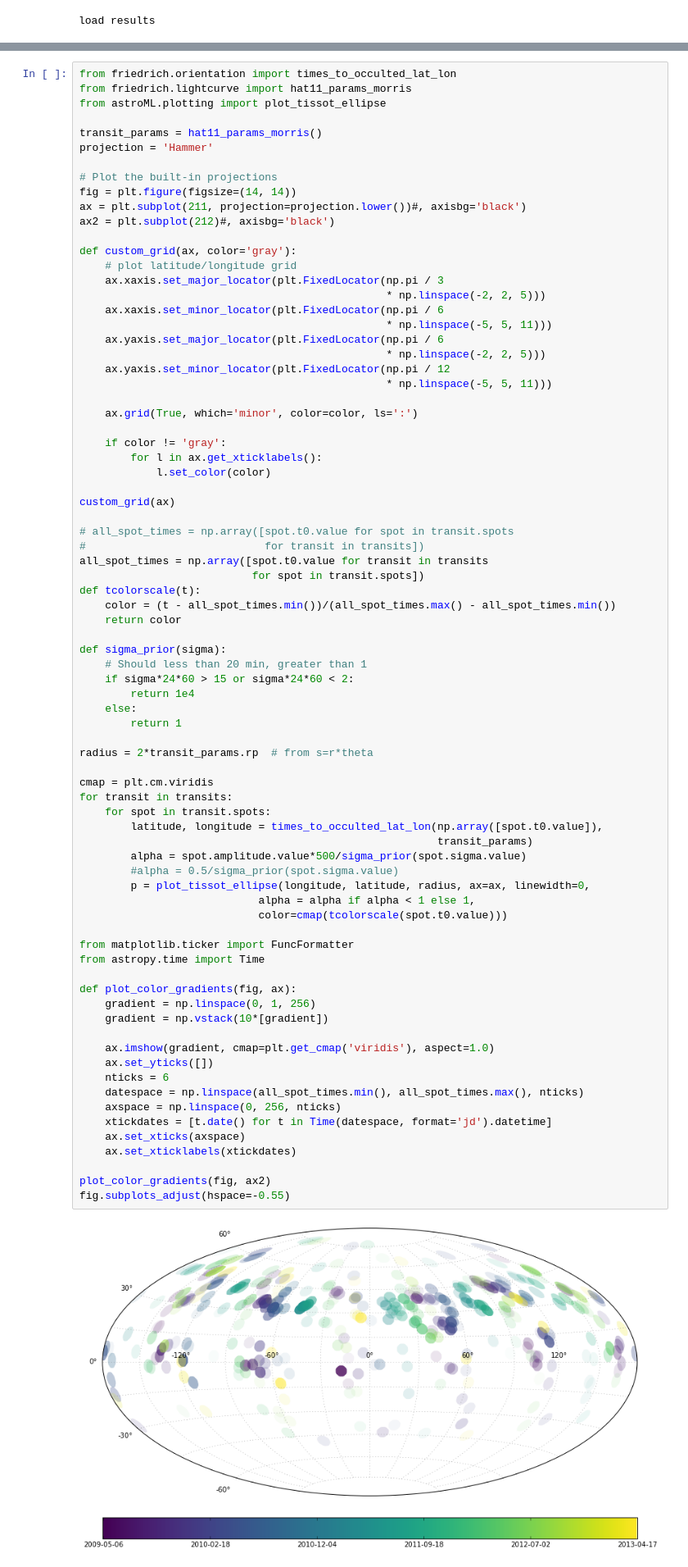
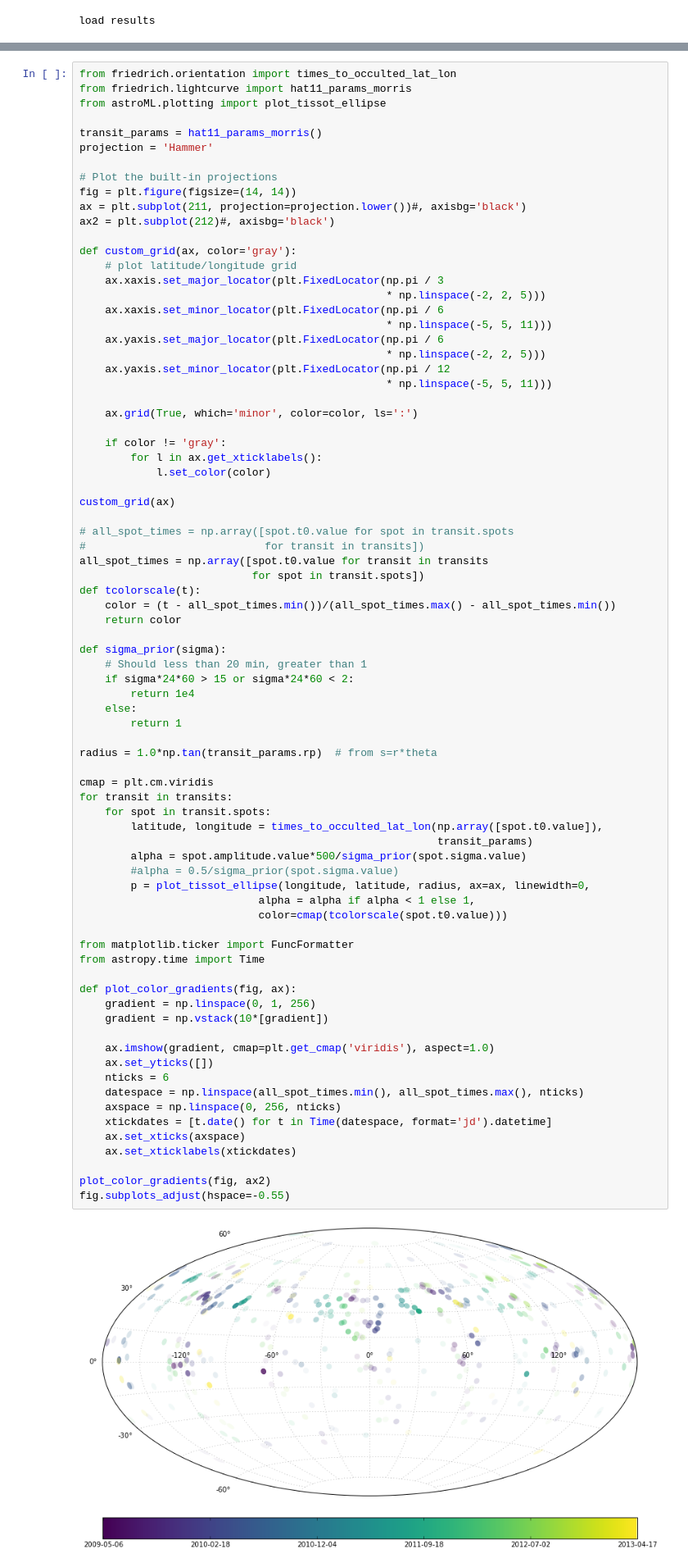
Before and after one commit to bmorris3/friedrich, a Jupyter notebook: hat11/results.ipynb, the cells around one changed output, grey strips where cells are left out. Shown at 82% size. Drawn from its saved outputs; the diff is of its cells as text.

```diff
--- a/hat11/results.ipynb
+++ b/hat11/results.ipynb
@@ -82,39 +86,39 @@ def sigma_prior(sigma):
     else:
         return 1
 
-radius = 2*transit_params.rp  # from s=r*theta
+radius = 1.0*np.tan(transit_params.rp)  # from s=r*theta
 
 cmap = plt.cm.viridis
 for transit in transits:
     for spot in transit.spots:
         latitude, longitude = times_to_occulted_lat_lon(np.array([spot.t0.value]),
                                                         transit_params)
         alpha = spot.amplitude.value*500/sigma_prior(spot.sigma.value)
         #alpha = 0.5/sigma_prior(spot.sigma.value)
         p = plot_tissot_ellipse(longitude, latitude, radius, ax=ax, linewidth=0,
                             alpha = alpha if alpha < 1 else 1,
                             color=cmap(tcolorscale(spot.t0.value)))
 
 from matplotlib.ticker import FuncFormatter
 from astropy.time import Time
 
 def plot_color_gradients(fig, ax):
     gradient = np.linspace(0, 1, 256)
     gradient = np.vstack(10*[gradient])
 
     ax.imshow(gradient, cmap=plt.get_cmap('viridis'), aspect=1.0)
     ax.set_yticks([])
     nticks = 6
     datespace = np.linspace(all_spot_times.min(), all_spot_times.max(), nticks)
     axspace = np.linspace(0, 256, nticks)
     xtickdates = [t.date() for t in Time(datespace, format='jd').datetime]
     ax.set_xticks(axspace)
     ax.set_xticklabels(xtickdates)
 
 plot_color_gradients(fig, ax2)
 fig.subplots_adjust(hspace=-0.55)
 # %% [output]
-[figure, old version]
+[figure, new version]
 # %%
 all_lats = []
 all_lons = []
```
Also changed, not shown: parts of 18 cells of this notebook, 1 other file.
